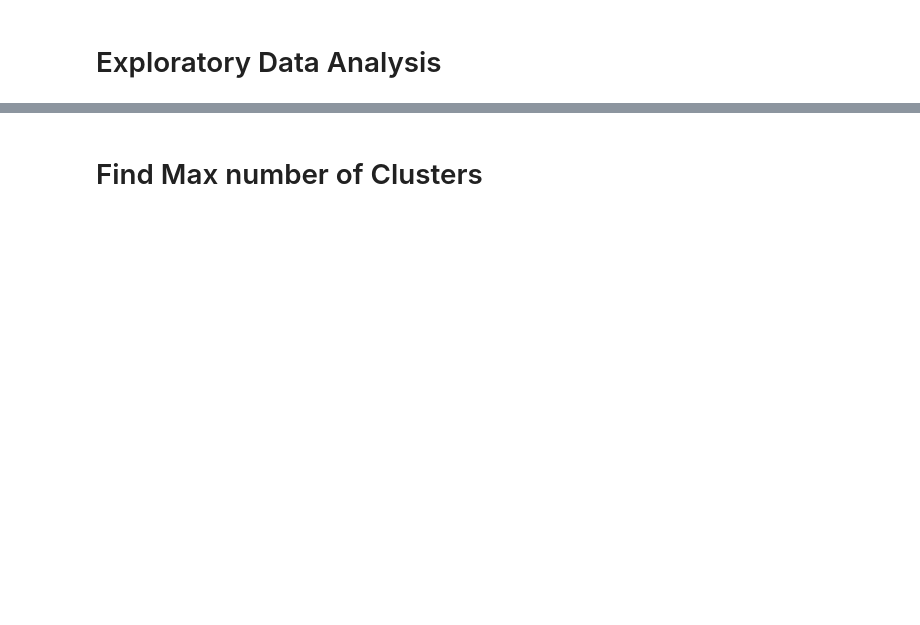
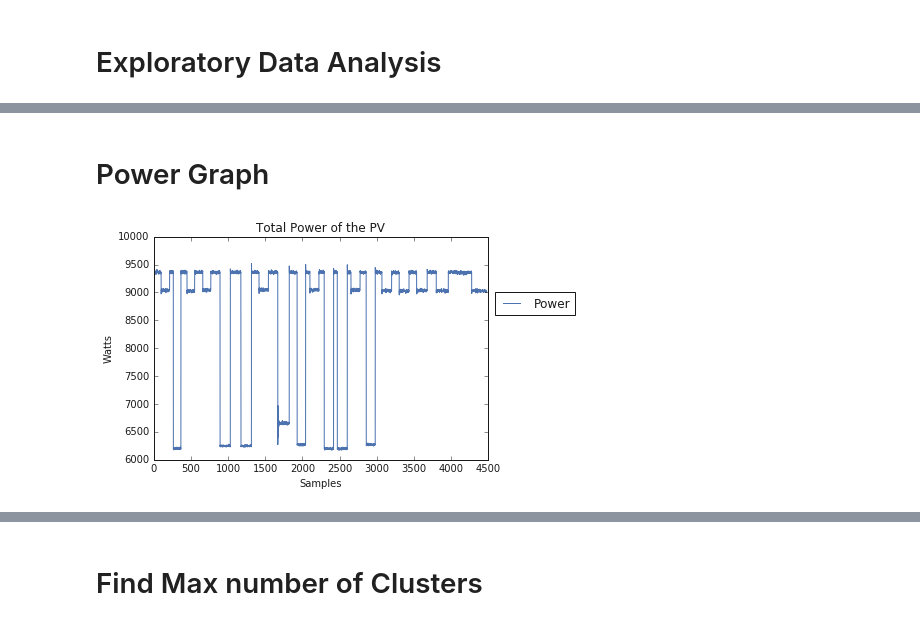
Before and after one commit to alebermudez94/Investigation, a Jupyter notebook: src/MachineLearning_PV.ipynb, the cells around one changed output, grey strips where cells are left out. Saved outputs shown, nothing was run; the diff lists cells and outputs as text; code cells hidden in the pictures; blank space fills up the shorter version.

```diff
--- a/src/MachineLearning_PV.ipynb
+++ b/src/MachineLearning_PV.ipynb
@@ -42,0 +42,29 @@ dataset.describe()
+# %% [markdown]
+# Power Graph
+# %%
+import matplotlib.pyplot as plt
+plt.style.use('_classic_test')
+%matplotlib inline
+# fig name of the plot and ax is the data in the plot
+fig, ax = plt.subplots()
+#Separte the axis
+x  = data.index
+y1 = data['Power']
+# Plot data
+curve1 = ax.plot(x, y1, '-b', label='Power')
+#ax.axis('equal')
+
+# Add legend  - loc is a tuple specifying the bottom left corner
+#ax.legend(fancybox=True, framealpha=1, shadow=True, borderpad=1)
+#ax.legend(loc='upper left', frameon=False)
+#ax.legend(frameon=False, loc='lower center', ncol=2)
+ax.legend(loc=(1.02, 0.65))
+
+plt.xlabel('Samples')
+plt.ylabel('Watts')
+plt.title('Total Power of the PV')
+plt.plot()
+# Show plot
+plt.show()
+# %% [output]
+[figure, added]
```
Also changed, not shown: parts of 31 cells of this notebook.
